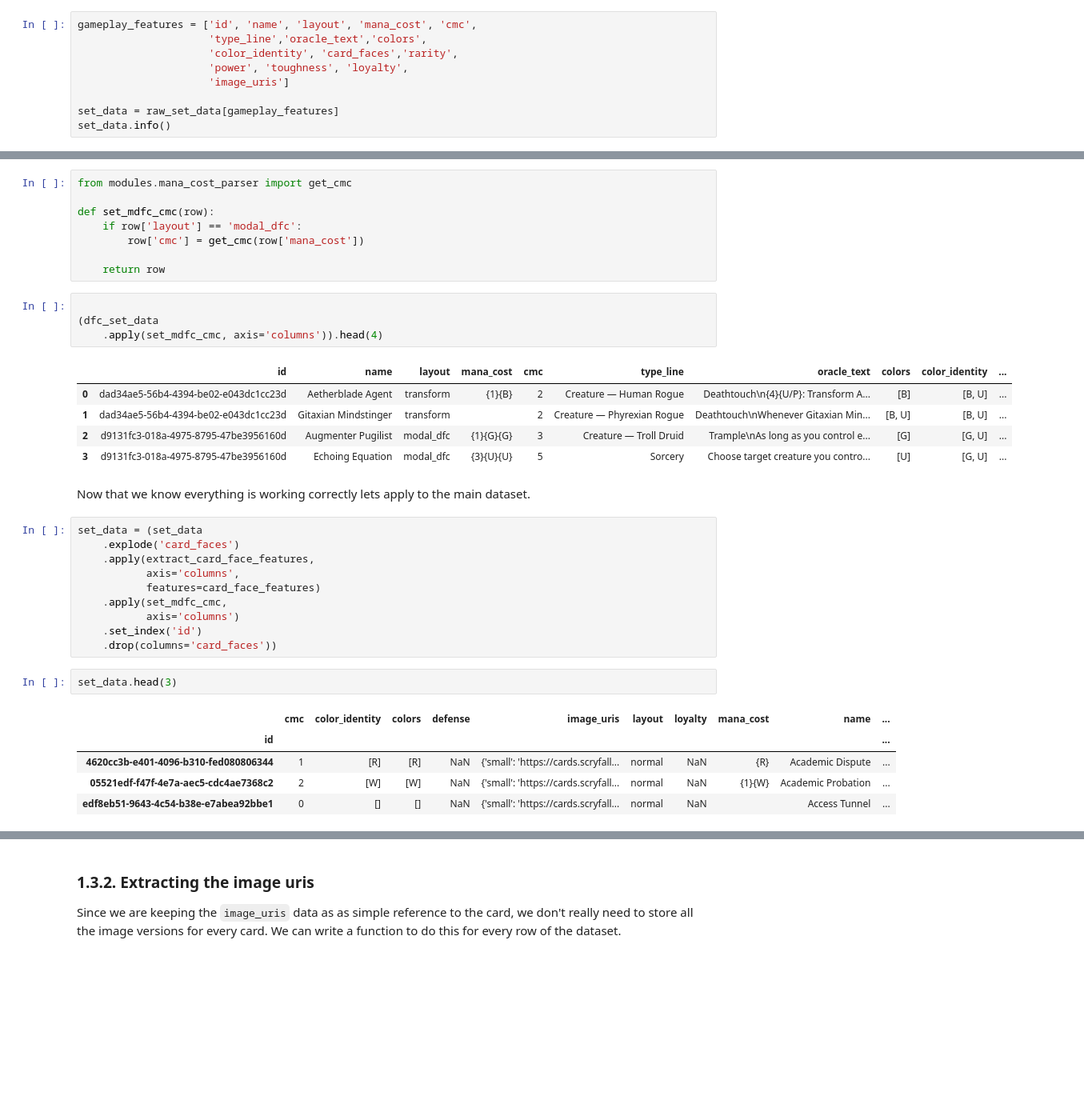
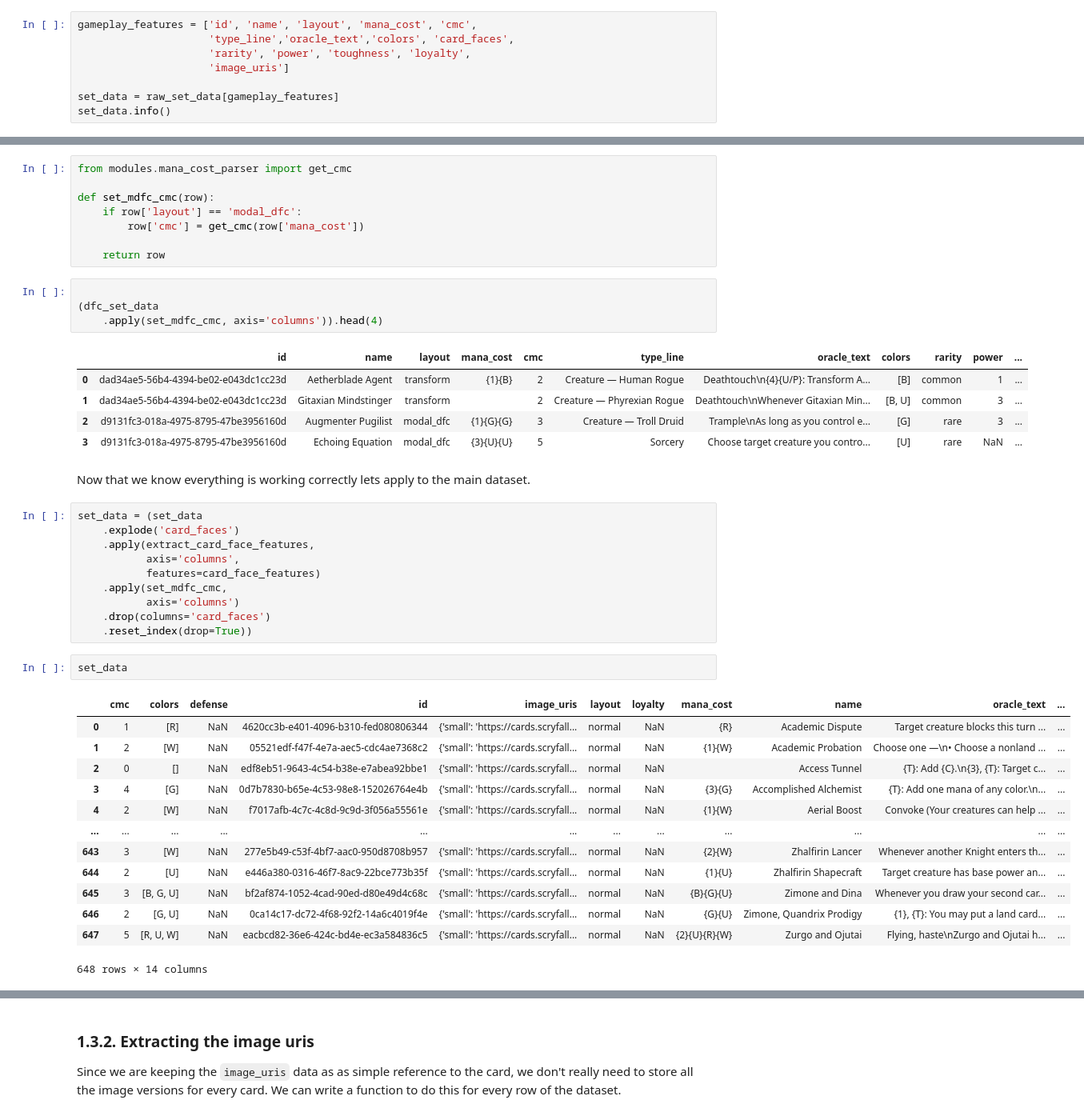
Before and after one commit to ajemmott/mtg-data-projects, a Jupyter notebook: notebooks/01-api-data-structuring.ipynb, the cells around one changed output, grey strips where cells are left out. Shown: that part at 80% size. Cells and saved outputs as stored; diff of their text form; blank space fills up the shorter version.

```diff
--- a/notebooks/01-api-data-structuring.ipynb
+++ b/notebooks/01-api-data-structuring.ipynb
@@ -87,9 +87,8 @@ The card data we are requesting belongs to the sets March of the Machine (MOM) a
 Say, we are now interested in the columns that describe gameplay features of the cards in the set to ease the process of playing with new cards. We can start by filtering the data with a list of the features relevant to gameplay. In this case we can verify what features are relevant to gameplay by reviewing the descriptions in the [Scryfall's API Documentation](https://scryfall.com/docs/api/cards).
 # %%
 gameplay_features = ['id', 'name', 'layout', 'mana_cost', 'cmc',
-                     'type_line','oracle_text','colors',
-                     'color_identity', 'card_faces','rarity',
-                     'power', 'toughness', 'loyalty',
+                     'type_line','oracle_text','colors', 'card_faces',
+                     'rarity', 'power', 'toughness', 'loyalty',
                      'image_uris']
 
 set_data = raw_set_data[gameplay_features]
@@ -243,11 +242,11 @@ def set_mdfc_cmc(row):
 (dfc_set_data
     .apply(set_mdfc_cmc, axis='columns')).head(4)
 # %% [output]
-|  | id | name | layout | mana_cost | cmc | type_line | oracle_text | colors | color_identity | ... |
-| 0 | dad34ae5-56b4-4394-be02-e043dc1cc23d | Aetherblade Agent | transform | {1}{B} | 2 | Creature — Human Rogue | Deathtouch\n{4}{U/P}: Transform A... | [B] | [B, U] | ... |
-| 1 | dad34ae5-56b4-4394-be02-e043dc1cc23d | Gitaxian Mindstinger | transform |  | 2 | Creature — Phyrexian Rogue | Deathtouch\nWhenever Gitaxian Min... | [B, U] | [B, U] | ... |
-| 2 | d9131fc3-018a-4975-8795-47be3956160d | Augmenter Pugilist | modal_dfc | {1}{G}{G} | 3 | Creature — Troll Druid | Trample\nAs long as you control e... | [G] | [G, U] | ... |
-| 3 | d9131fc3-018a-4975-8795-47be3956160d | Echoing Equation | modal_dfc | {3}{U}{U} | 5 | Sorcery | Choose target creature you contro... | [U] | [G, U] | ... |
+|  | id | name | layout | mana_cost | cmc | type_line | oracle_text | colors | rarity | power | ... |
+| 0 | dad34ae5-56b4-4394-be02-e043dc1cc23d | Aetherblade Agent | transform | {1}{B} | 2 | Creature — Human Rogue | Deathtouch\n{4}{U/P}: Transform A... | [B] | common | 1 | ... |
+| 1 | dad34ae5-56b4-4394-be02-e043dc1cc23d | Gitaxian Mindstinger | transform |  | 2 | Creature — Phyrexian Rogue | Deathtouch\nWhenever Gitaxian Min... | [B, U] | common | 3 | ... |
+| 2 | d9131fc3-018a-4975-8795-47be3956160d | Augmenter Pugilist | modal_dfc | {1}{G}{G} | 3 | Creature — Troll Druid | Trample\nAs long as you control e... | [G] | rare | 3 | ... |
+| 3 | d9131fc3-018a-4975-8795-47be3956160d | Echoing Equation | modal_dfc | {3}{U}{U} | 5 | Sorcery | Choose target creature you contro... | [U] | rare | NaN | ... |
 # %% [markdown]
 Now that we know everything is working correctly lets apply to the main dataset.
 # %%
@@ -258,16 +257,24 @@ set_data = (set_data
            features=card_face_features)
     .apply(set_mdfc_cmc,
            axis='columns')
-    .set_index('id')
-    .drop(columns='card_faces'))
+    .drop(columns='card_faces')
+    .reset_index(drop=True))
 # %%
-set_data.head(3)
+set_data
 # %% [output]
-|  | cmc | color_identity | colors | defense | image_uris | layout | loyalty | mana_cost | name | ... |
-| id |  |  |  |  |  |  |  |  |  | ... |
-| 4620cc3b-e401-4096-b310-fed080806344 | 1 | [R] | [R] | NaN | {'small': 'https://cards.scryfall... | normal | NaN | {R} | Academic Dispute | ... |
-| 05521edf-f47f-4e7a-aec5-cdc4ae7368c2 | 2 | [W] | [W] | NaN | {'small': 'https://cards.scryfall... | normal | NaN | {1}{W} | Academic Probation | ... |
-| edf8eb51-9643-4c54-b38e-e7abea92bbe1 | 0 | [] | [] | NaN | {'small': 'https://cards.scryfall... | normal | NaN |  | Access Tunnel | ... |
+|  | cmc | colors | defense | id | image_uris | layout | loyalty | mana_cost | name | oracle_text | ... |
+| 0 | 1 | [R] | NaN | 4620cc3b-e401-4096-b310-fed080806344 | {'small': 'https://cards.scryfall... | normal | NaN | {R} | Academic Dispute | Target creature blocks this turn ... | ... |
+| 1 | 2 | [W] | NaN | 05521edf-f47f-4e7a-aec5-cdc4ae7368c2 | {'small': 'https://cards.scryfall... | normal | NaN | {1}{W} | Academic Probation | Choose one —\n• Choose a nonland ... | ... |
+| 2 | 0 | [] | NaN | edf8eb51-9643-4c54-b38e-e7abea92bbe1 | {'small': 'https://cards.scryfall... | normal | NaN |  | Access Tunnel | {T}: Add {C}.\n{3}, {T}: Target c... | ... |
+| 3 | 4 | [G] | NaN | 0d7b7830-b65e-4c53-98e8-152026764e4b | {'small': 'https://cards.scryfall... | normal | NaN | {3}{G} | Accomplished Alchemist | {T}: Add one mana of any color.\n... | ... |
+| 4 | 2 | [W] | NaN | f7017afb-4c7c-4c8d-9c9d-3f056a55561e | {'small': 'https://cards.scryfall... | normal | NaN | {1}{W} | Aerial Boost | Convoke (Your creatures can help ... | ... |
+| ... | ... | ... | ... | ... | ... | ... | ... | ... | ... | ... | ... |
+| 643 | 3 | [W] | NaN | 277e5b49-c53f-4bf7-aac0-950d8708b957 | {'small': 'https://cards.scryfall... | normal | NaN | {2}{W} | Zhalfirin Lancer | Whenever another Knight enters th... | ... |
+| 644 | 2 | [U] | NaN | e446a380-0316-46f7-8ac9-22bce773b35f | {'small': 'https://cards.scryfall... | normal | NaN | {1}{U} | Zhalfirin Shapecraft | Target creature has base power an... | ... |
+| 645 | 3 | [B, G, U] | NaN | bf2af874-1052-4cad-90ed-d80e49d4c68c | {'small': 'https://cards.scryfall... | normal | NaN | {B}{G}{U} | Zimone and Dina | Whenever you draw your second car... | ... |
+| 646 | 2 | [G, U] | NaN | 0ca14c17-dc72-4f68-92f2-14a6c4019f4e | {'small': 'https://cards.scryfall... | normal | NaN | {G}{U} | Zimone, Quandrix Prodigy | {1}, {T}: You may put a land card... | ... |
+| 647 | 5 | [R, U, W] | NaN | eacbcd82-36e6-424c-bd4e-ec3a584836c5 | {'small': 'https://cards.scryfall... | normal | NaN | {2}{U}{R}{W} | Zurgo and Ojutai | Flying, haste\nZurgo and Ojutai h... | ... |
+648 rows × 14 columns
 # %%
 set_data.info()
 # %% [output]
```
Also changed, not shown: parts of 13 cells of this notebook.
